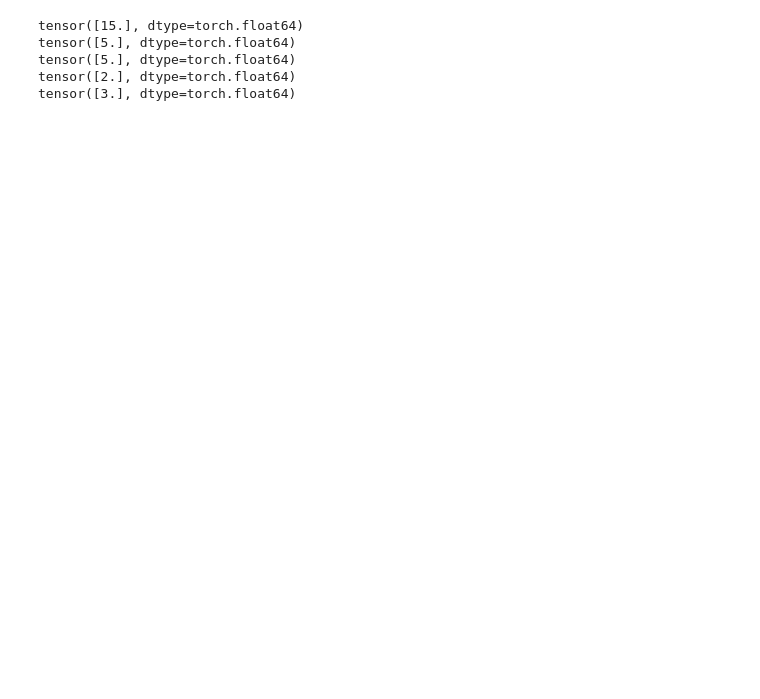
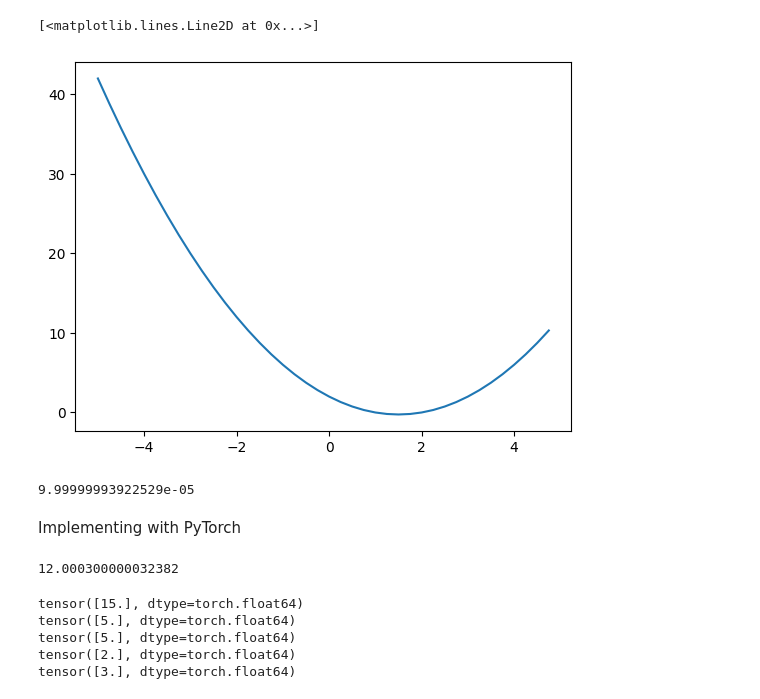
Before and after one commit to Siddharth-Singh-2004/PyTorchFunctionality, a Jupyter notebook: PyTorchFunctionalities.ipynb, the cells around one changed output. Cells and saved outputs as stored; diff of their text form; code cells hidden in the pictures; blank space fills up the shorter version.

```diff
--- a/PyTorchFunctionalities.ipynb
+++ b/PyTorchFunctionalities.ipynb
@@ -6,0 +29,36 @@ import numpy as np
+# %%
+# Defining a function
+def f(x):
+  return x**2 - 3*x + 2
+
+# Plotting the function
+xs = np.arange(-5, 5, 0.25)
+ys = f(xs)
+plt.plot(xs, ys)
+# %% [output]
+[<matplotlib.lines.Line2D at 0x...>]
+[figure, added]
+# %%
+# Calculating gradient of the function
+x = 3/2
+h = 0.0001
+(f(x+h) - f(x))/h
+# %% [output]
+9.99999993922529e-05
+# %% [markdown]
+Implementing with PyTorch
+# %%
+# Multi-variate functions
+a = 3
+b = 2
+c = 7
+d = a*(b**2) + c
+
+h = 0.0001
+
+# Calculating dd/db
+b += h
+d2 = a*(b**2) + c
+(d2 - d)/h
+# %% [output]
+12.000300000032382
```
Also changed, not shown: parts of 9 cells of this notebook.
